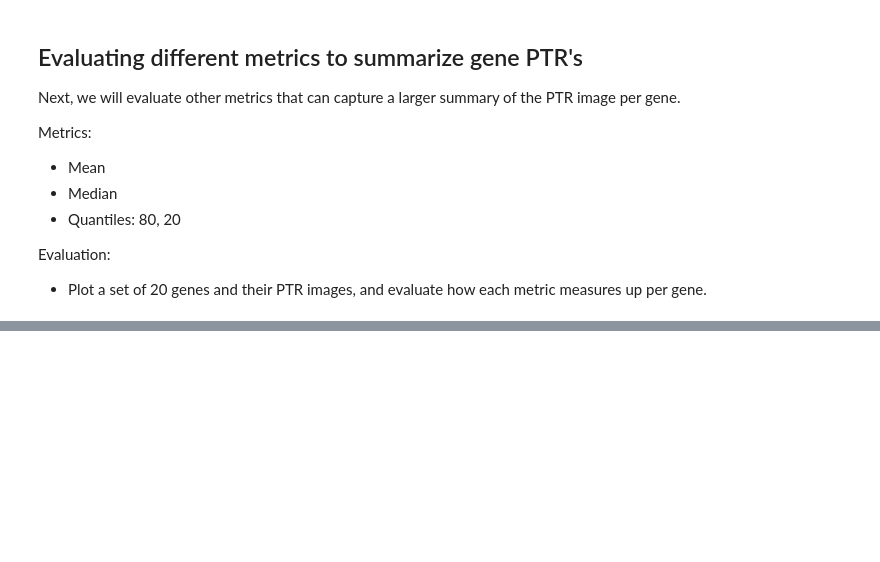
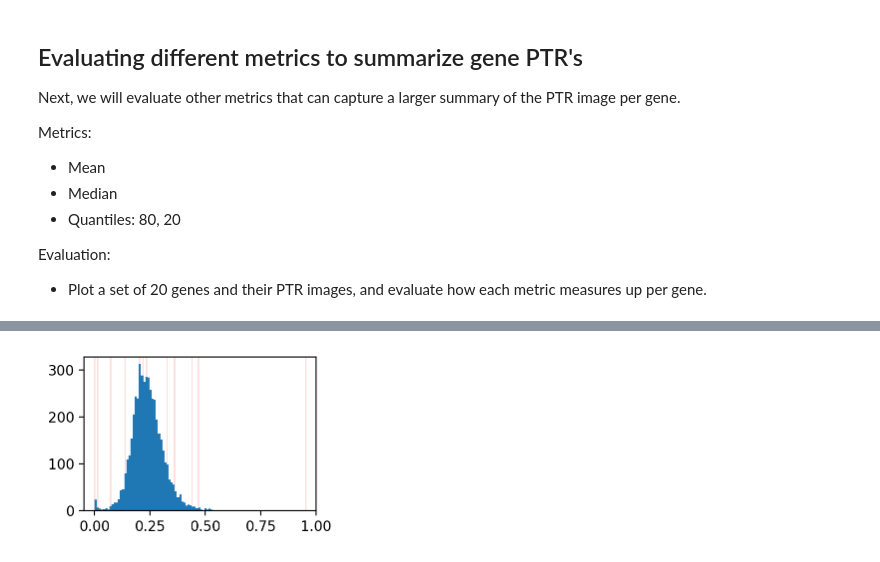
Before and after one commit to HarteminkLab/cell-cycle-deconv, a Jupyter notebook: 19_Chromatin_PTR_Analysis.ipynb, the cells around one changed output, grey strips where cells are left out. Saved outputs shown, nothing was run; the diff lists cells and outputs as text; code cells hidden in the pictures; blank space fills up the shorter version.

```diff
--- a/19_Chromatin_PTR_Analysis.ipynb
+++ b/19_Chromatin_PTR_Analysis.ipynb
@@ -231 +118,5 @@ summary_ptrs[key] = prop_above_thresh
+# %%
+plotter.plot_distribution()
+# %% [output]
+[figure, added]
 # %%
```
Also changed, not shown: parts of 25 cells of this notebook, 3 other files.
